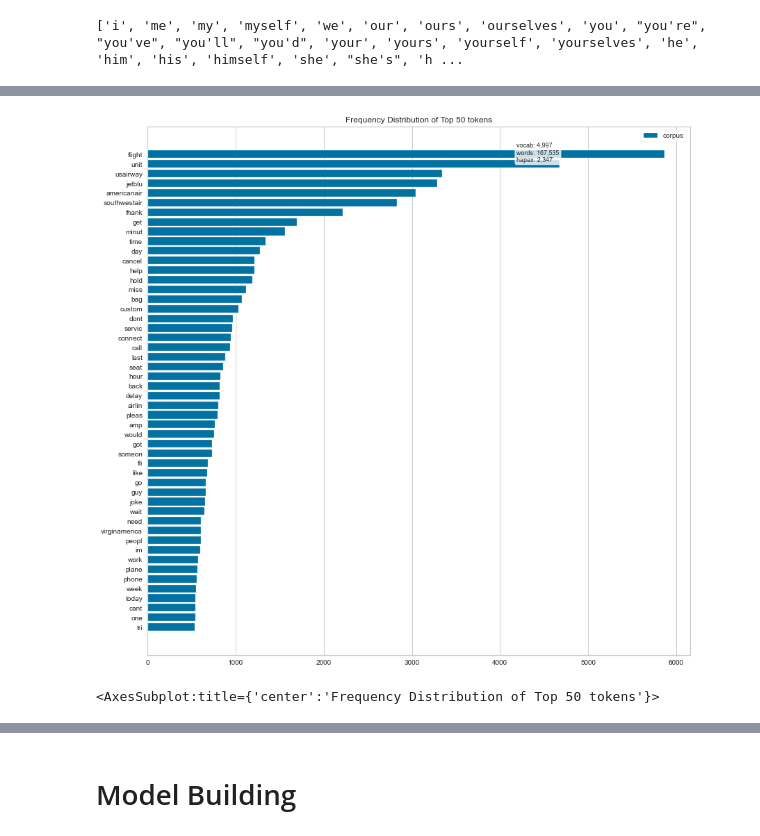
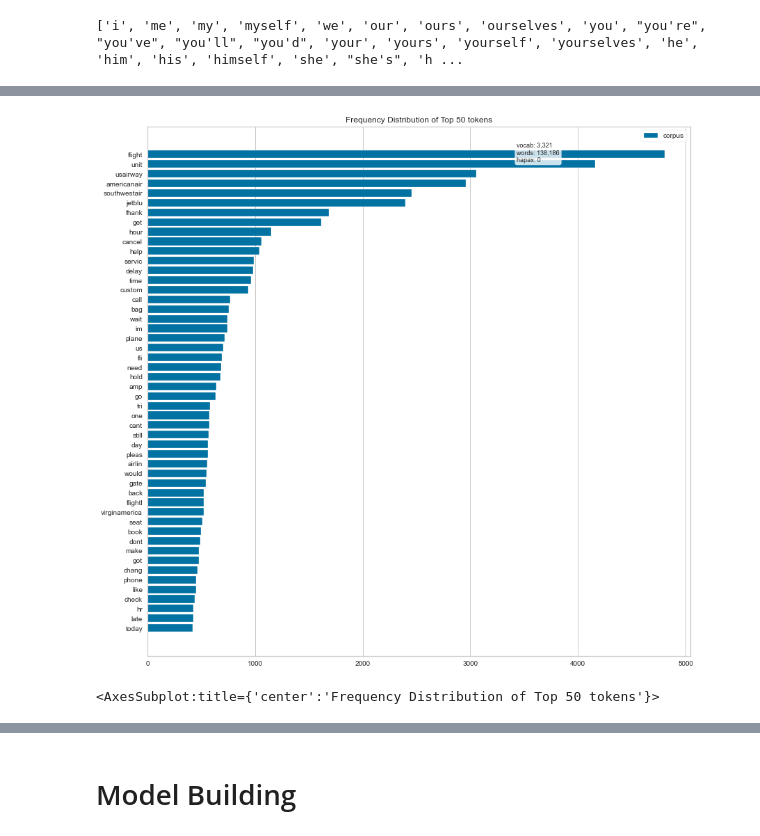
Before and after one commit to raulsainz/DataAnalytics, a Jupyter notebook: twitter-sentiment.ipynb, the cells around one changed output, grey strips where cells are left out. Saved outputs shown, nothing was run; the diff lists cells and outputs as text; code cells hidden in the pictures.

```diff
--- a/twitter-sentiment.ipynb
+++ b/twitter-sentiment.ipynb
@@ -238,9 +239,9 @@ df01['text'] = df01['text'].apply(lambda tweet: demoji.replace_with_desc(tweet,
 # %%
  # Removes URL's
-df01['text'] = df01['text'].apply(lambda x: re.sub(r'http\S+', '', x))
+df_csv['text'] = df_csv['text'].apply(lambda x: re.sub(r'http\S+', '', x))
 # %%
 #Striping punctuation
-df01['text'] = df01['text'].str.replace('[{}]'.format(string.punctuation), '') # Removes punctuation
+df_csv['text'] = df_csv['text'].str.replace('[{}]'.format(string.punctuation), '') # Removes punctuation
 # %%
-df01['text'] = df01['text'].str.replace('[0-9]'.format(string.punctuation), '') # Removes Numbers
+df_csv['text'] = df_csv['text'].str.replace('[0-9]'.format(string.punctuation), '') # Removes Numbers
 # %%
@@ -285,6 +286,8 @@ def mytokenizer(sentence):
     return new
 # %%
 # Full document-term matrix for title
-cv = CountVectorizer(tokenizer=mytokenizer)
-tweets_dtm = cv.fit_transform(df01.text) #Document term matrix for title
-tweets_names = cv.get_feature_names() # Get feature names
+cv = CountVectorizer(tokenizer=mytokenizer,min_df=3)
+tweets_dtm = cv.fit_transform(df_csv.text) #Document term matrix
+tweets_words = cv.get_feature_names() # Get feature names
+# Create Data Frame with Word Frecuency
+df_word_frequency = pd.DataFrame(tweets_dtm.toarray(), columns=tweets_words)
@@ -297,9 +332,9 @@ print(DocumentMatrix.shape)
 # %%
 #Create word distribution plot
 plt.figure(figsize=(14, 14))
-visualizer = FreqDistVisualizer(features=tweets_names, orient='h')
+visualizer = FreqDistVisualizer(features=tweets_words, orient='h')
 visualizer.fit(tweets_dtm)
 visualizer.show()
 # %% [output]
-[figure, old version]
+[figure, new version]
 <AxesSubplot:title={'center':'Frequency Distribution of Top 50 tokens'}>
```
Also changed, not shown: parts of 76 cells of this notebook, 26 other files.
